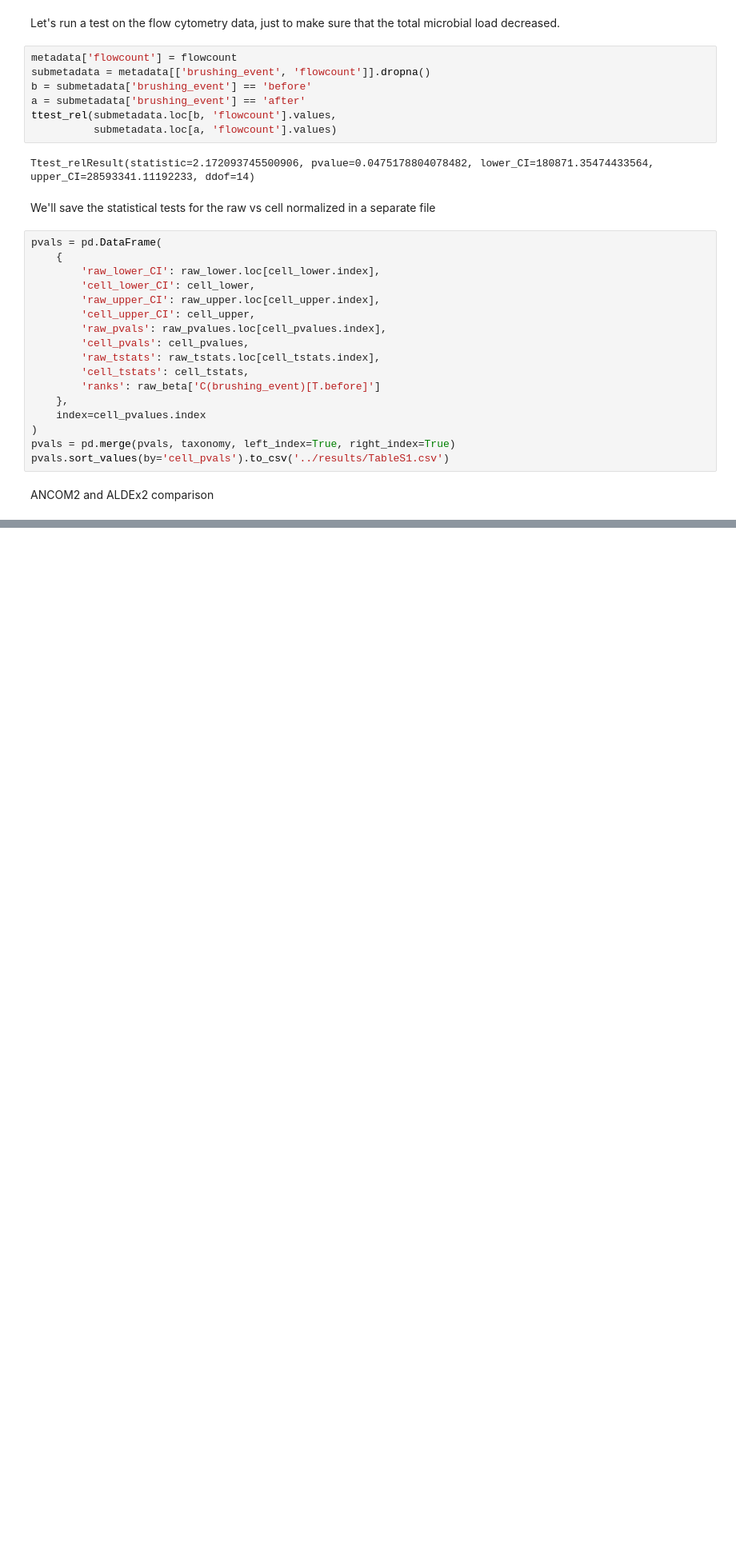
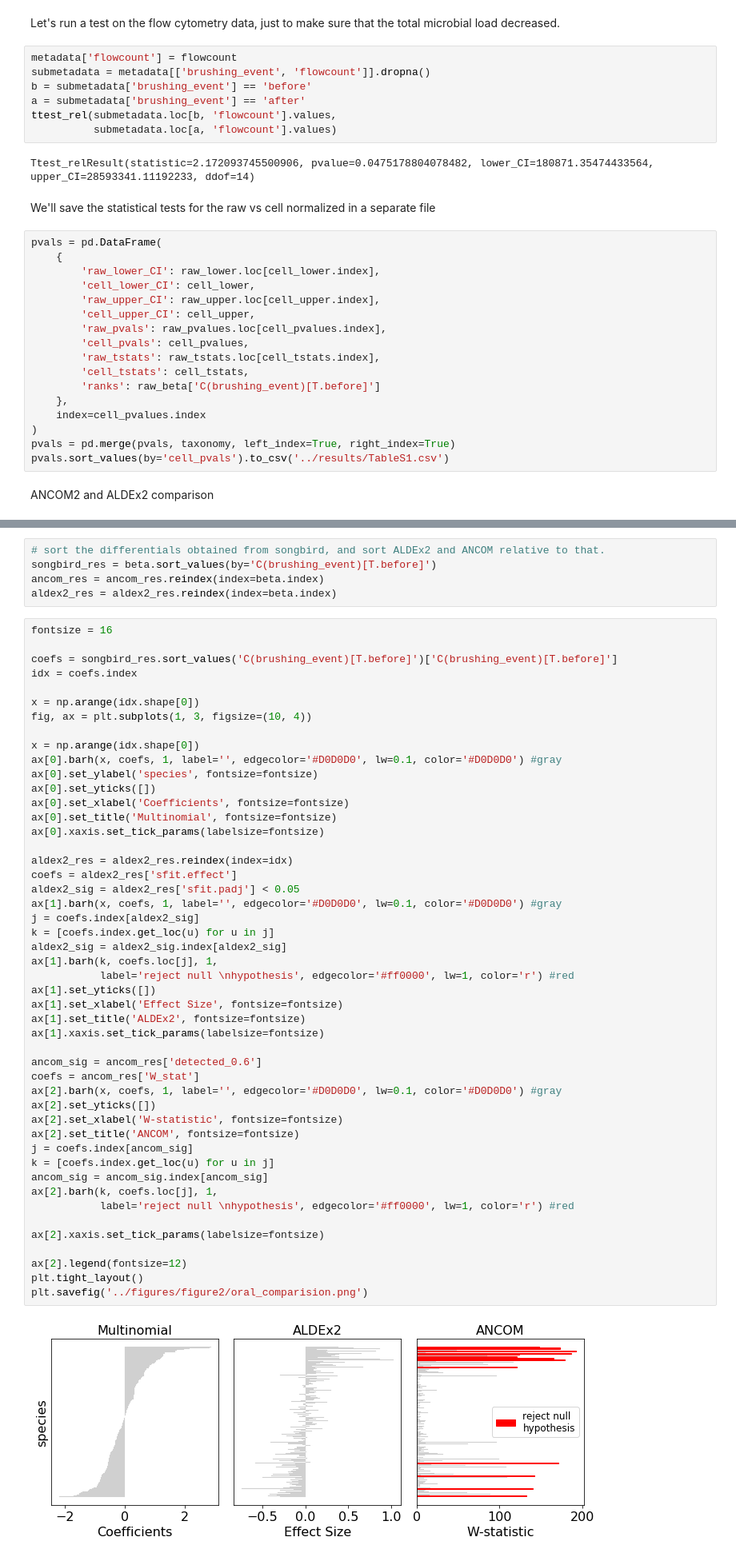
Before and after one commit to knightlab-analyses/reference-frames, a Jupyter notebook: ipynb/Figure2.ipynb, the cells around one changed output, grey strips where cells are left out. Shown at 80% size. Cells and saved outputs as stored; diff of their text form; blank space fills up the shorter version.

```diff
--- a/ipynb/Figure2.ipynb
+++ b/ipynb/Figure2.ipynb
@@ -461,0 +457,55 @@ ANCOM2 and ALDEx2 comparison
+# %%
+# sort the differentials obtained from songbird, and sort ALDEx2 and ANCOM relative to that.
+songbird_res = beta.sort_values(by='C(brushing_event)[T.before]')
+ancom_res = ancom_res.reindex(index=beta.index)
+aldex2_res = aldex2_res.reindex(index=beta.index)
+# %%
+fontsize = 16
+
+coefs = songbird_res.sort_values('C(brushing_event)[T.before]')['C(brushing_event)[T.before]']
+idx = coefs.index
+
+x = np.arange(idx.shape[0])
+fig, ax = plt.subplots(1, 3, figsize=(10, 4))
+
+x = np.arange(idx.shape[0])
+ax[0].barh(x, coefs, 1, label='', edgecolor='#D0D0D0', lw=0.1, color='#D0D0D0') #gray
+ax[0].set_ylabel('species', fontsize=fontsize)
+ax[0].set_yticks([])
+ax[0].set_xlabel('Coefficients', fontsize=fontsize)
+ax[0].set_title('Multinomial', fontsize=fontsize)
+ax[0].xaxis.set_tick_params(labelsize=fontsize)
+
+aldex2_res = aldex2_res.reindex(index=idx)
+coefs = aldex2_res['sfit.effect']
+aldex2_sig = aldex2_res['sfit.padj'] < 0.05
+ax[1].barh(x, coefs, 1, label='', edgecolor='#D0D0D0', lw=0.1, color='#D0D0D0') #gray
+j = coefs.index[aldex2_sig]
+k = [coefs.index.get_loc(u) for u in j]
+aldex2_sig = aldex2_sig.index[aldex2_sig]
+ax[1].barh(k, coefs.loc[j], 1,
+           label='reject null \nhypothesis', edgecolor='#ff0000', lw=1, color='r') #red
+ax[1].set_yticks([])
+ax[1].set_xlabel('Effect Size', fontsize=fontsize)
+ax[1].set_title('ALDEx2', fontsize=fontsize)
+ax[1].xaxis.set_tick_params(labelsize=fontsize)
+
+ancom_sig = ancom_res['detected_0.6']
+coefs = ancom_res['W_stat']
+ax[2].barh(x, coefs, 1, label='', edgecolor='#D0D0D0', lw=0.1, color='#D0D0D0') #gray
+ax[2].set_yticks([])
+ax[2].set_xlabel('W-statistic', fontsize=fontsize)
+ax[2].set_title('ANCOM', fontsize=fontsize)
+j = coefs.index[ancom_sig]
+k = [coefs.index.get_loc(u) for u in j]
+ancom_sig = ancom_sig.index[ancom_sig]
+ax[2].barh(k, coefs.loc[j], 1,
+           label='reject null \nhypothesis', edgecolor='#ff0000', lw=1, color='r') #red
+
+ax[2].xaxis.set_tick_params(labelsize=fontsize)
+
+ax[2].legend(fontsize=12)
+plt.tight_layout()
+plt.savefig('../figures/figure2/oral_comparision.png')
+# %% [output]
+[figure, added]
```
Also changed, not shown: parts of 10 cells of this notebook, 9 other files.
